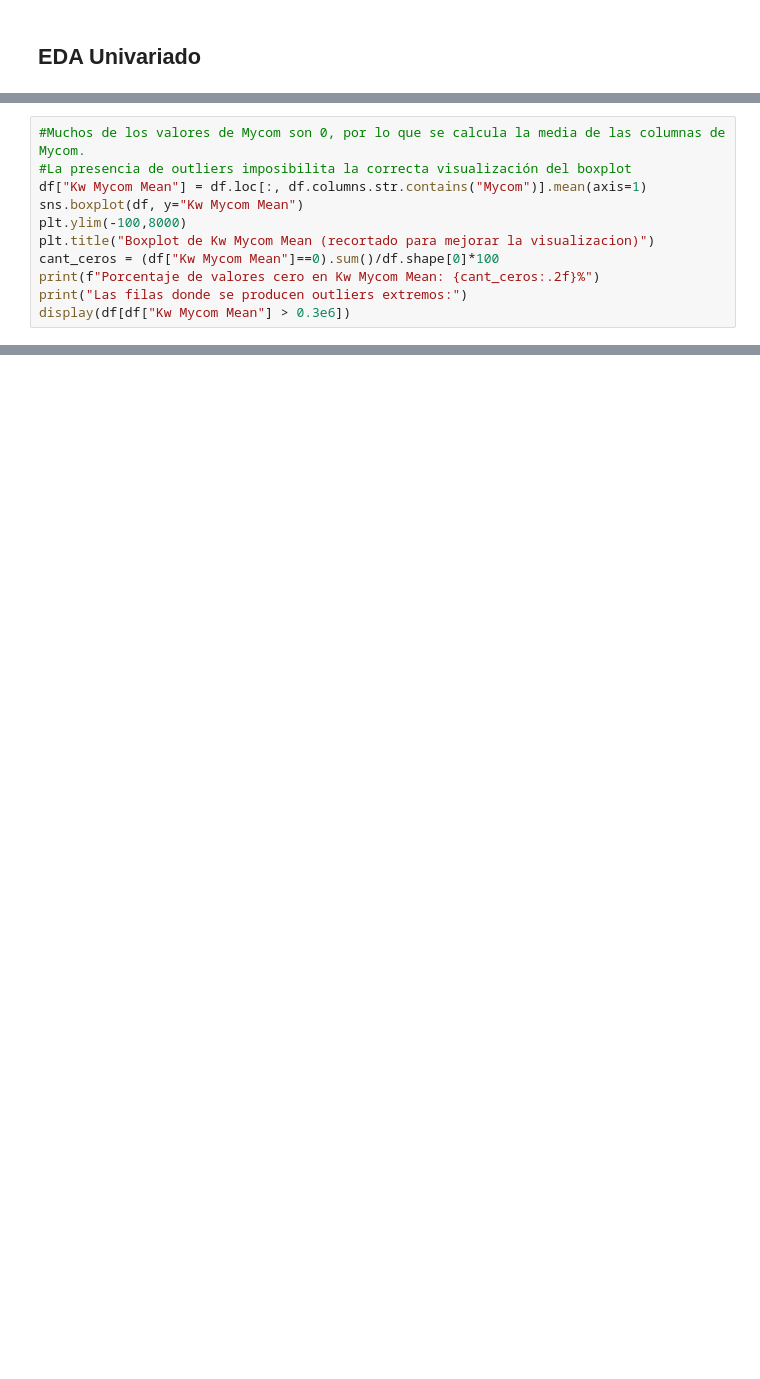
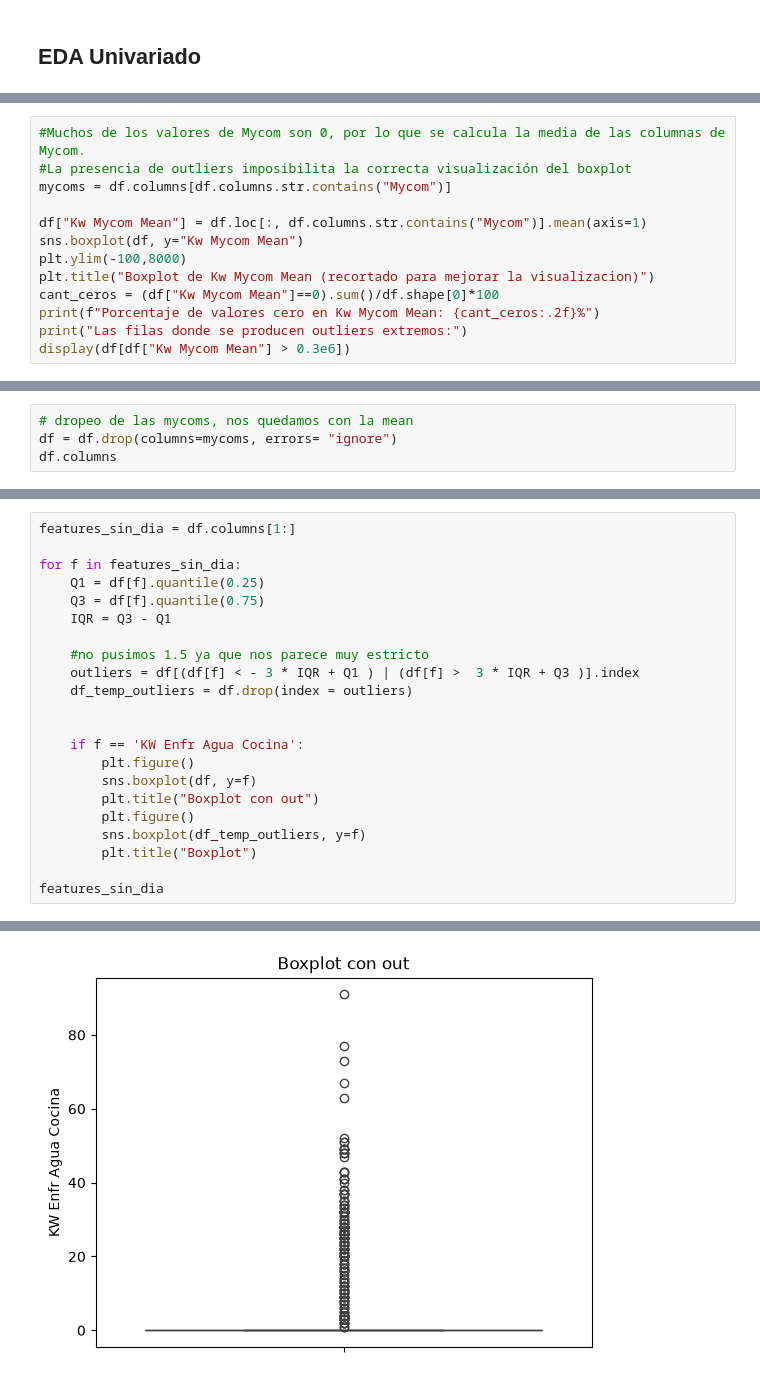
Before and after one commit to ignaciofaule-tech/TPI_LAB2_2026, a Jupyter notebook: src/EDA/EDA.ipynb, the cells around one changed output, grey strips where cells are left out. Drawn from its saved outputs; the diff is of its cells as text; blank space fills up the shorter version.

```diff
--- a/src/EDA/EDA.ipynb
+++ b/src/EDA/EDA.ipynb
@@ -75,6 +108,8 @@ display(df.describe(include='all'))
 # %%
 #Muchos de los valores de Mycom son 0, por lo que se calcula la media de las columnas de Mycom.
 #La presencia de outliers imposibilita la correcta visualización del boxplot
+mycoms = df.columns[df.columns.str.contains("Mycom")]
+
 df["Kw Mycom Mean"] = df.loc[:, df.columns.str.contains("Mycom")].mean(axis=1)
 sns.boxplot(df, y="Kw Mycom Mean")
 plt.ylim(-100,8000)
@@ -95 +130,5 @@ Porcentaje de valores cero en Kw Mycom Mean: 0.34%
 [figure]
+# %%
+# dropeo de las mycoms, nos quedamos con la mean
+df = df.drop(columns=mycoms, errors= "ignore")
+df.columns
@@ -95,0 +150,23 @@ Porcentaje de valores cero en Kw Mycom Mean: 0.34%
+# %%
+features_sin_dia = df.columns[1:]
+
+for f in features_sin_dia:
+    Q1 = df[f].quantile(0.25)
+    Q3 = df[f].quantile(0.75)
+    IQR = Q3 - Q1
+
+    #no pusimos 1.5 ya que nos parece muy estricto
+    outliers = df[(df[f] < - 3 * IQR + Q1 ) | (df[f] >  3 * IQR + Q3 )].index
+    df_temp_outliers = df.drop(index = outliers)
+
+
+    if f == 'KW Enfr Agua Cocina':
+        plt.figure()
+        sns.boxplot(df, y=f)
+        plt.title("Boxplot con out")
+        plt.figure()
+        sns.boxplot(df_temp_outliers, y=f)
+        plt.title("Boxplot")
+
+features_sin_dia
+# %% [output]
@@ -95,0 +185 @@ Porcentaje de valores cero en Kw Mycom Mean: 0.34%
+[figure, added]
```
Also changed, not shown: parts of 16 cells of this notebook.
